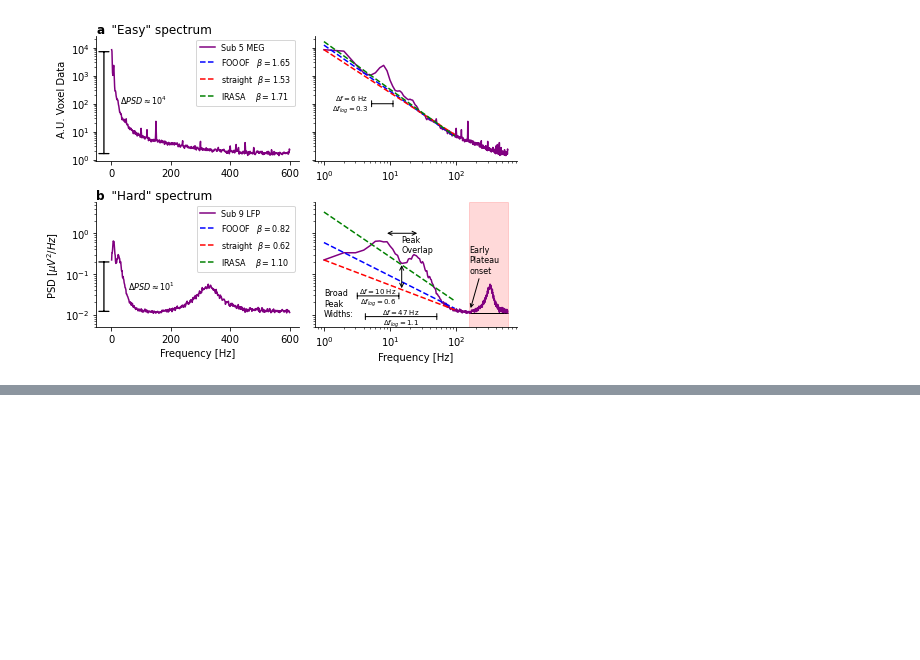
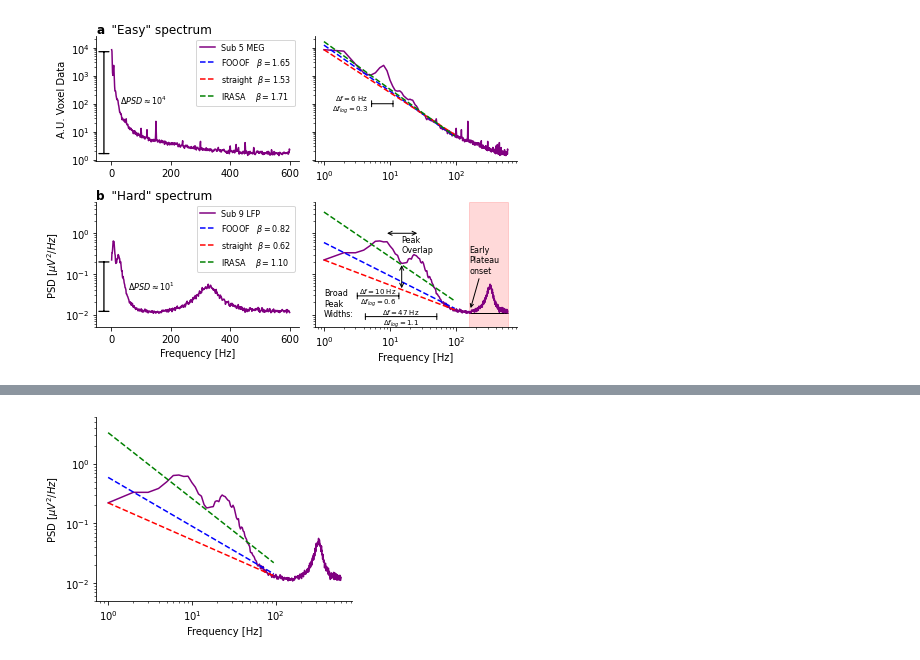
Before and after one commit to moritz-gerster/separating_periodic_from_aperiodic_PSDs, a Jupyter notebook: Fig8.ipynb, the cells around one changed output, grey strips where cells are left out. Cells and saved outputs as stored; diff of their text form; code cells hidden in the pictures; blank space fills up the shorter version.

Commit message:
Add powerpoint versions of figure 8

```diff
--- a/Fig8.ipynb
+++ b/Fig8.ipynb
@@ -323,0 +471,94 @@ plt.show()
+# %%
+fig, ax = plt.subplots(1, 1, figsize=(fig_width*2/3, 5*2/3), sharey="row")
+
+ax.loglog(*PSD_plot_sub9, label="Sub 9 LFP")
+
+# Fooof fit
+ax.loglog(*fooof_plot_sub9,
+                label=rf"FOOOF   $\beta=${exponent_sub9:.2f}")
+
+# Straight fit
+ax.loglog(*straight_plot_sub9,
+                label=rf"straight  $\beta=${exponent_sub9_straight:.2f}")
+
+# Low fit
+ax.loglog(*irasa_plot_sub9,
+                label=rf"IRASA    $\beta=${exponent_irasa_sub9:.2f}")
+
+ax.spines["top"].set_visible(False)
+ax.spines["right"].set_visible(False)
+
+# Legend
+# handles, labels = ax[1, 1].get_legend_handles_labels()
+# ax[1, 0].legend(handles, labels, fontsize=legend_fontsize, handlelength=1.9)
+
+############################################
+# ## Challenge 1:
+
+# # Add Plateau rectangle
+# ylim_b = (5e-3, 6)
+# xlim_b = ax[1, 0].get_xlim()
+# noise_start = detect_plateau_onset(freq, PSD_sub9, 50)
+# rec_xy = (noise_start, ylim_b[0])
+# rec_width = freq[-1] - noise_start
+# rec_height = np.diff(ylim_b)[0]
+# rect_c = dict(xy=rec_xy, width=rec_width, height=rec_height,
+#               alpha=.15, color="r")
+# ax[1, 1].add_patch(plt.Rectangle(**rect_c))
+
+# # Add Plateau annotation
+# ax[1, 1].hlines(PSD_sub9[noise_start], noise_start, freq[-1], color="k",
+#                 linewidth=1)
+# ax[1, 1].annotate(s="Early\nPlateau\nonset",
+#                   xy=(noise_start, PSD_sub9[noise_start]),
+#                   xytext=(noise_start, PSD_sub9[noise_start]*20),
+#                   arrowprops=dict(arrowstyle="->", shrinkB=5),
+#                   color="k", fontsize=8,
+#                   ha="left",
+#                   verticalalignment="center")
+############################################
+
+############################################
+# # Challenge 2:
+
+# # Add indication of peak overlap as vertical arrow
+# overlap = 15
+# arr_height = 1
+# ax[1, 1].annotate(s="", xy=(overlap, PSD_sub9[overlap]),
+#                   xytext=(overlap, 10**ap_straight_fit_sub9[overlap]),
+#                   arrowprops=dict(arrowstyle="<->"))
+# ax[1, 1].annotate(s="", xy=(center_freq_sub9_1, arr_height),
+#                   xytext=(center_freq_sub9_2, arr_height),
+#                   arrowprops=dict(arrowstyle="<->"))
+# ax[1, 1].text(s="Peak\nOverlap", x=overlap, y=arr_height*.9, ha="left",
+#               va="top", fontsize=8)
+############################################
+
+############################################
+# # Challenge 3:
+# ax[1, 1].text(s="Broad\nPeak\nWidths:", x=1, y=(height1+height2)/2, ha="left",
+#               va="center", fontsize=8)
+# # Add Peak width annotation
+# height1 = 100
+# xmin1 = center_freq_sub5_1 - peak_width_sub5_1
+# xmax1 = center_freq_sub5_1 + peak_width_sub5_1
+# annotate_range(ax[0, 1], xmin1, xmax1, height1, annotate_pos="left")
+
+# # Add Peak width annotation
+# height1 = .029
+# height2 = 0.009
+# xmin1 = center_freq_sub9_1 - peak_width_sub9_1
+# xmax1 = center_freq_sub9_1 + peak_width_sub9_1
+# xmin2 = center_freq_sub9_2 - peak_width_sub9_2
+# xmax2 = center_freq_sub9_2 + peak_width_sub9_2
+# annotate_range(ax[1, 1], xmin1, xmax1, height1, annotate_pos=.93)
+# annotate_range(ax[1, 1], xmin2, xmax2, height2, annotate_pos=.93)
+############################################
+
+ax.set(xlabel="Frequency [Hz]", ylabel=r"PSD [$\mu$$V^2/Hz$]", ylim=ylim_b)
+
+plt.tight_layout()
+plt.savefig(fig_path + "Fig8_Ch0.pdf", bbox_inches="tight")
+plt.show()
+# %% [output]
+[figure, added]
```
Also changed, not shown: parts of 5 cells of this notebook.
